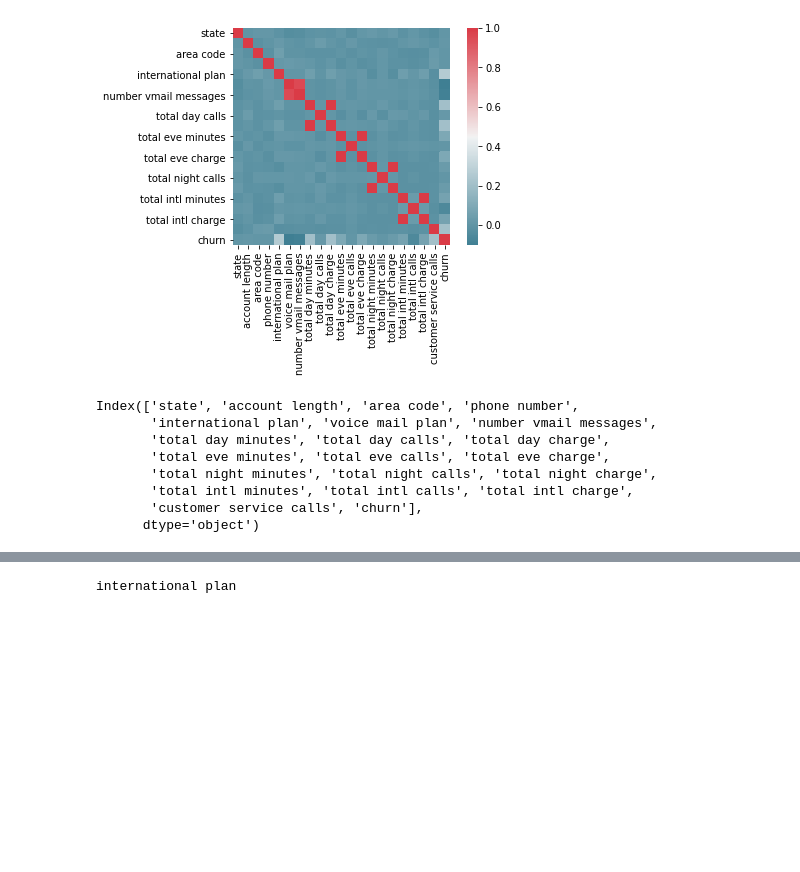
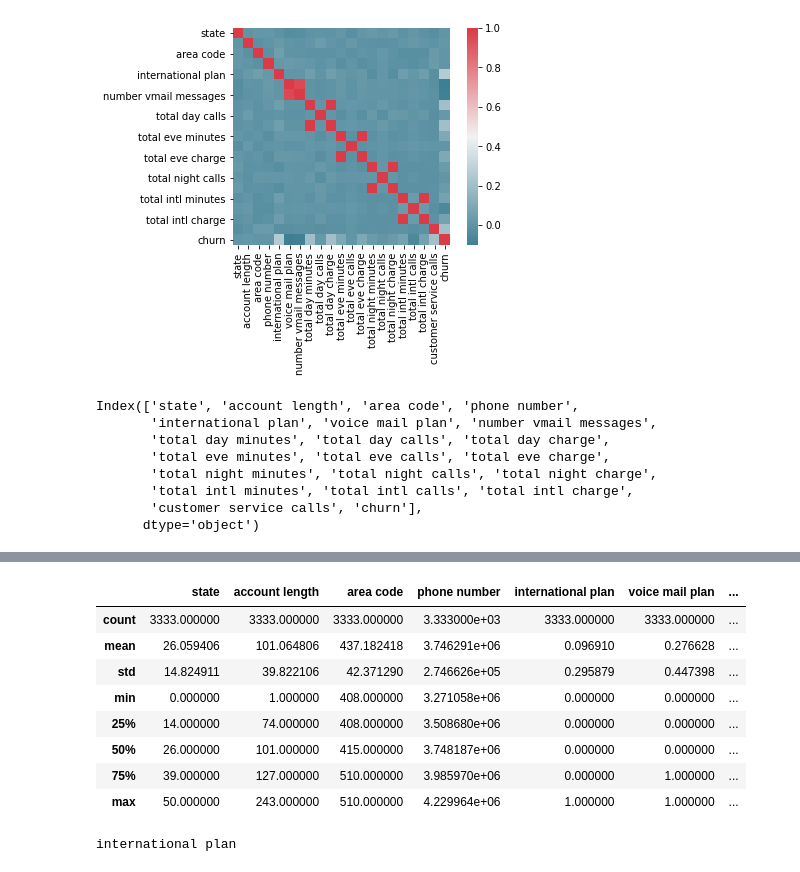
Before and after one commit to duhajarrar/TelecomMIT, a Jupyter notebook: telecom.ipynb, the cells around one changed output, grey strips where cells are left out. Saved outputs shown, nothing was run; the diff lists cells and outputs as text; code cells hidden in the pictures; blank space fills up the shorter version.

```diff
--- a/telecom.ipynb
+++ b/telecom.ipynb
@@ -42,3 +50,15 @@ Index(['state', 'account length', 'area code', 'phone number',
+# %%
+trainingData.describe()
+# %% [output]
+|  | state | account length | area code | phone number | international plan | voice mail plan | ... |
+| count | 3333.000000 | 3333.000000 | 3333.000000 | 3.333000e+03 | 3333.000000 | 3333.000000 | ... |
+| mean | 26.059406 | 101.064806 | 437.182418 | 3.746291e+06 | 0.096910 | 0.276628 | ... |
+| std | 14.824911 | 39.822106 | 42.371290 | 2.746626e+05 | 0.295879 | 0.447398 | ... |
+| min | 0.000000 | 1.000000 | 408.000000 | 3.271058e+06 | 0.000000 | 0.000000 | ... |
+| 25% | 14.000000 | 74.000000 | 408.000000 | 3.508680e+06 | 0.000000 | 0.000000 | ... |
+| 50% | 26.000000 | 101.000000 | 415.000000 | 3.748187e+06 | 0.000000 | 0.000000 | ... |
+| 75% | 39.000000 | 127.000000 | 510.000000 | 3.985970e+06 | 0.000000 | 1.000000 | ... |
+| max | 50.000000 | 243.000000 | 510.000000 | 4.229964e+06 | 1.000000 | 1.000000 | ... |
 # %%
 from matplotlib.pyplot import hist
 print(col[4])
```
Also changed, not shown: parts of 2 cells of this notebook.
